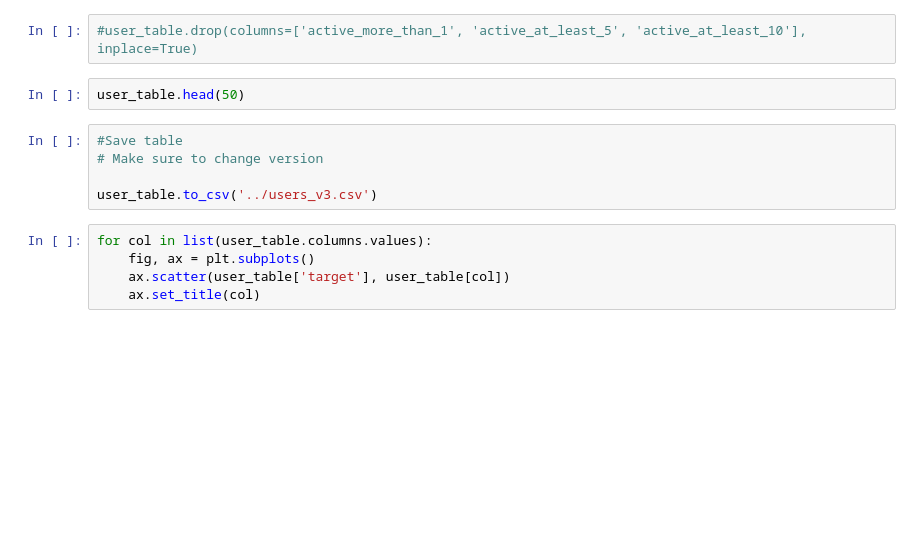
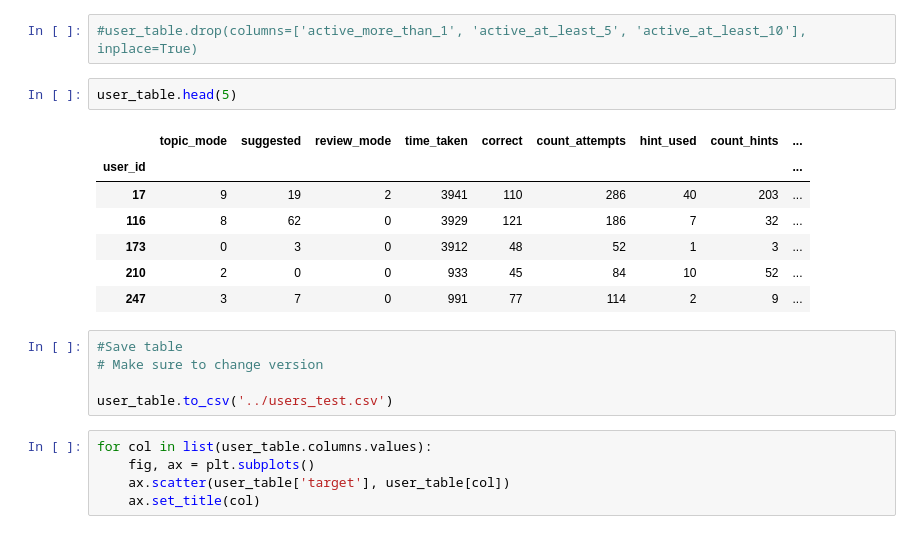
Before and after one commit to branlindsey/junyi_app_user, a Jupyter notebook: CreatingTestSet.ipynb, the cells around one changed output. Cells and saved outputs as stored; diff of their text form; blank space fills up the shorter version.

```diff
--- a/CreatingTestSet.ipynb
+++ b/CreatingTestSet.ipynb
@@ -128,12 +2130,20 @@ user_table['target'] = target.values()
 # %%
 #user_table.drop(columns=['active_more_than_1', 'active_at_least_5', 'active_at_least_10'], inplace=True)
 # %%
-user_table.head(50)
+user_table.head(5)
+# %% [output]
+|  | topic_mode | suggested | review_mode | time_taken | correct | count_attempts | hint_used | count_hints | ... |
+| user_id |  |  |  |  |  |  |  |  | ... |
+| 17 | 9 | 19 | 2 | 3941 | 110 | 286 | 40 | 203 | ... |
+| 116 | 8 | 62 | 0 | 3929 | 121 | 186 | 7 | 32 | ... |
+| 173 | 0 | 3 | 0 | 3912 | 48 | 52 | 1 | 3 | ... |
+| 210 | 2 | 0 | 0 | 933 | 45 | 84 | 10 | 52 | ... |
+| 247 | 3 | 7 | 0 | 991 | 77 | 114 | 2 | 9 | ... |
 # %%
 #Save table
 # Make sure to change version
 
-user_table.to_csv('../users_v3.csv')
+user_table.to_csv('../users_test.csv')
 # %%
 for col in list(user_table.columns.values):
     fig, ax = plt.subplots()
```
Also changed, not shown: parts of 2 cells of this notebook, 3 other files.
